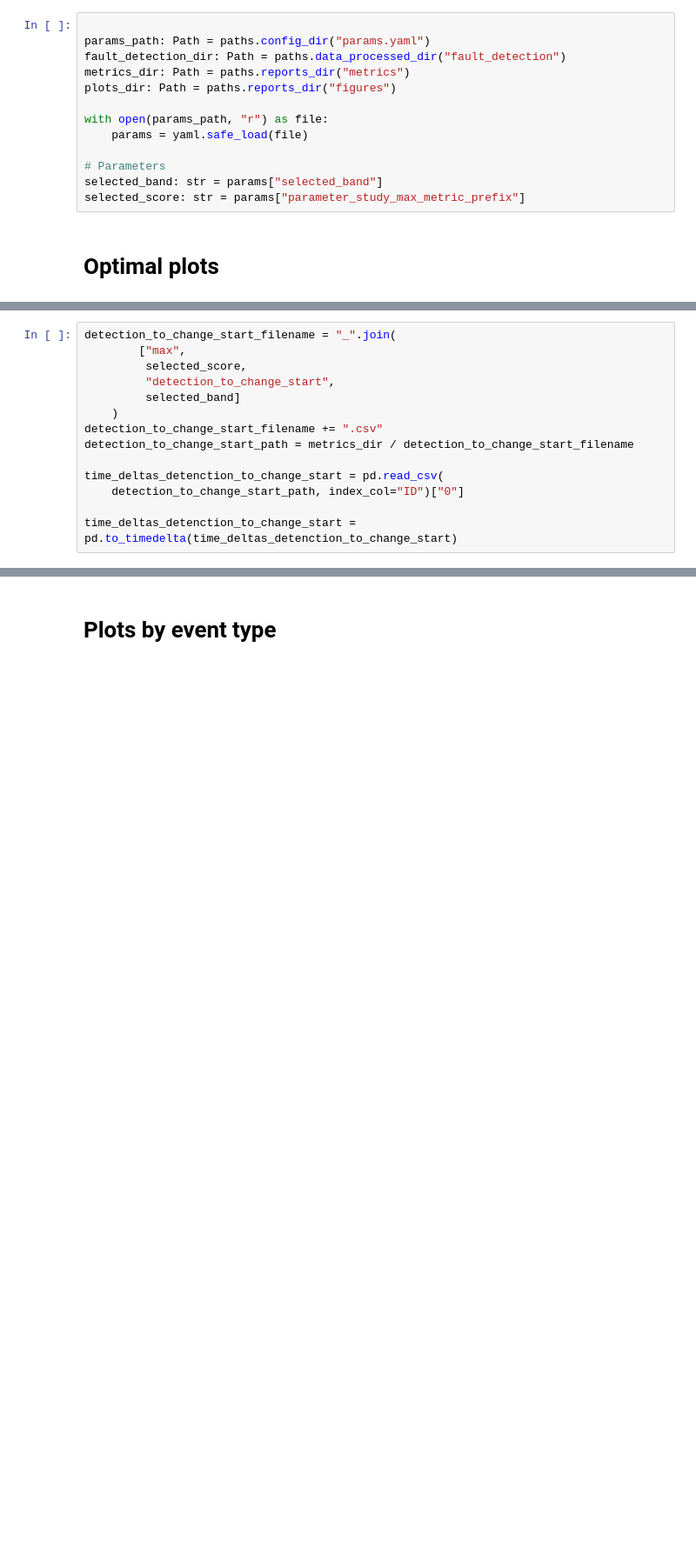
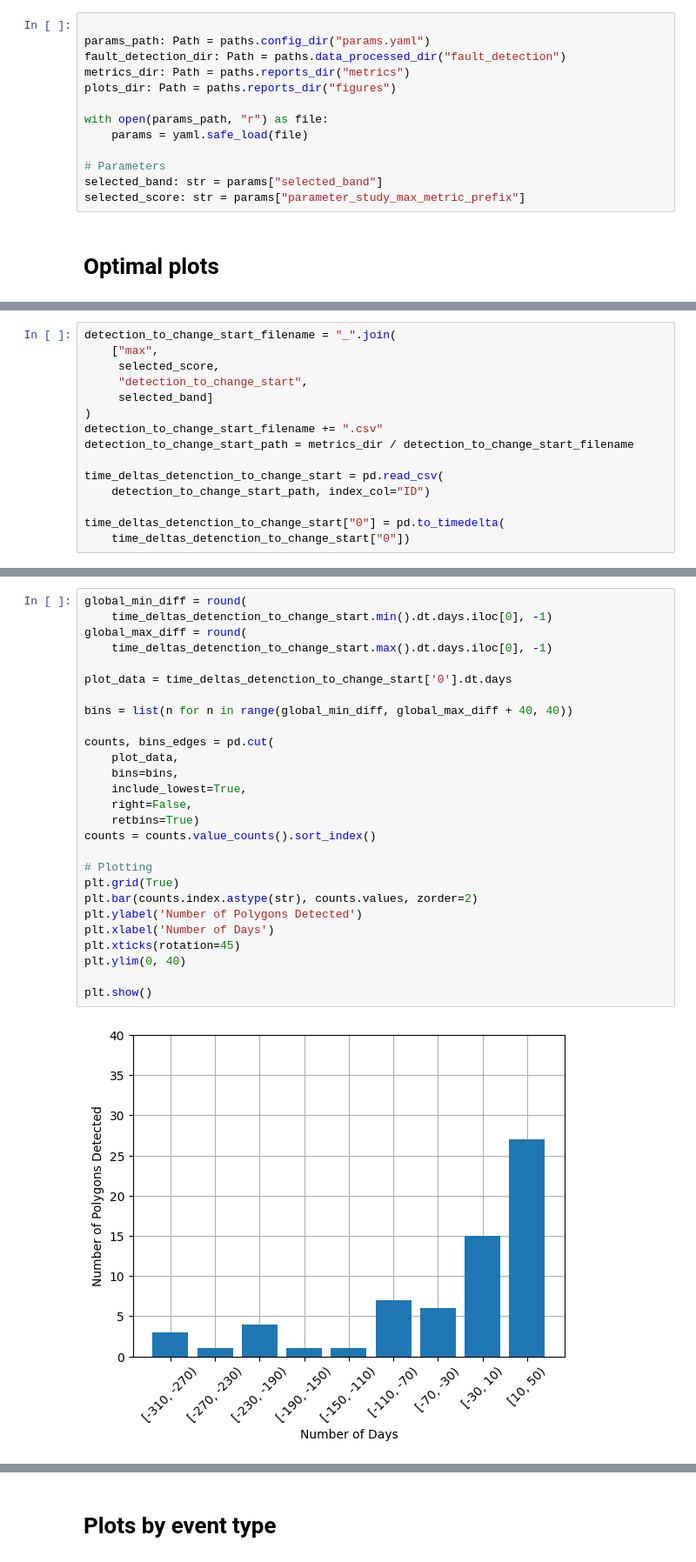
Before and after one commit to tcouso/esn-change-detection, a Jupyter notebook: notebooks/results/2.0-tcouso-render-results.ipynb, the cells around one changed output, grey strips where cells are left out. Shown at 87% size. Cells and saved outputs as stored; diff of their text form; blank space fills up the shorter version.

```diff
--- a/notebooks/results/2.0-tcouso-render-results.ipynb
+++ b/notebooks/results/2.0-tcouso-render-results.ipynb
@@ -148,17 +154,18 @@ time_deltas_non_change_to_detection = pd.to_timedelta(time_deltas_non_change_to_
 # %%
 detection_to_change_start_filename = "_".join(
-        ["max",
-         selected_score,
-         "detection_to_change_start",
-         selected_band]
-    )
+    ["max",
+     selected_score,
+     "detection_to_change_start",
+     selected_band]
+)
 detection_to_change_start_filename += ".csv"
 detection_to_change_start_path = metrics_dir / detection_to_change_start_filename
 
 time_deltas_detenction_to_change_start = pd.read_csv(
-    detection_to_change_start_path, index_col="ID")["0"]
+    detection_to_change_start_path, index_col="ID")
 
-time_deltas_detenction_to_change_start = pd.to_timedelta(time_deltas_detenction_to_change_start)
+time_deltas_detenction_to_change_start["0"] = pd.to_timedelta(
+    time_deltas_detenction_to_change_start["0"])
 # %%
 time_deltas_detenction_to_change_start.describe()
 # %% [output]
@@ -173,0 +181,29 @@ Name: 0, dtype: object
+# %%
+global_min_diff = round(
+    time_deltas_detenction_to_change_start.min().dt.days.iloc[0], -1)
+global_max_diff = round(
+    time_deltas_detenction_to_change_start.max().dt.days.iloc[0], -1)
+
+plot_data = time_deltas_detenction_to_change_start['0'].dt.days
+
+bins = list(n for n in range(global_min_diff, global_max_diff + 40, 40))
+
+counts, bins_edges = pd.cut(
+    plot_data,
+    bins=bins,
+    include_lowest=True,
+    right=False,
+    retbins=True)
+counts = counts.value_counts().sort_index()
+
+# Plotting
+plt.grid(True)
+plt.bar(counts.index.astype(str), counts.values, zorder=2)
+plt.ylabel('Number of Polygons Detected')
+plt.xlabel('Number of Days')
+plt.xticks(rotation=45)
+plt.ylim(0, 40)
+
+plt.show()
+# %% [output]
+[figure, added]
```
Also changed, not shown: parts of 22 cells of this notebook, 7 other files.
